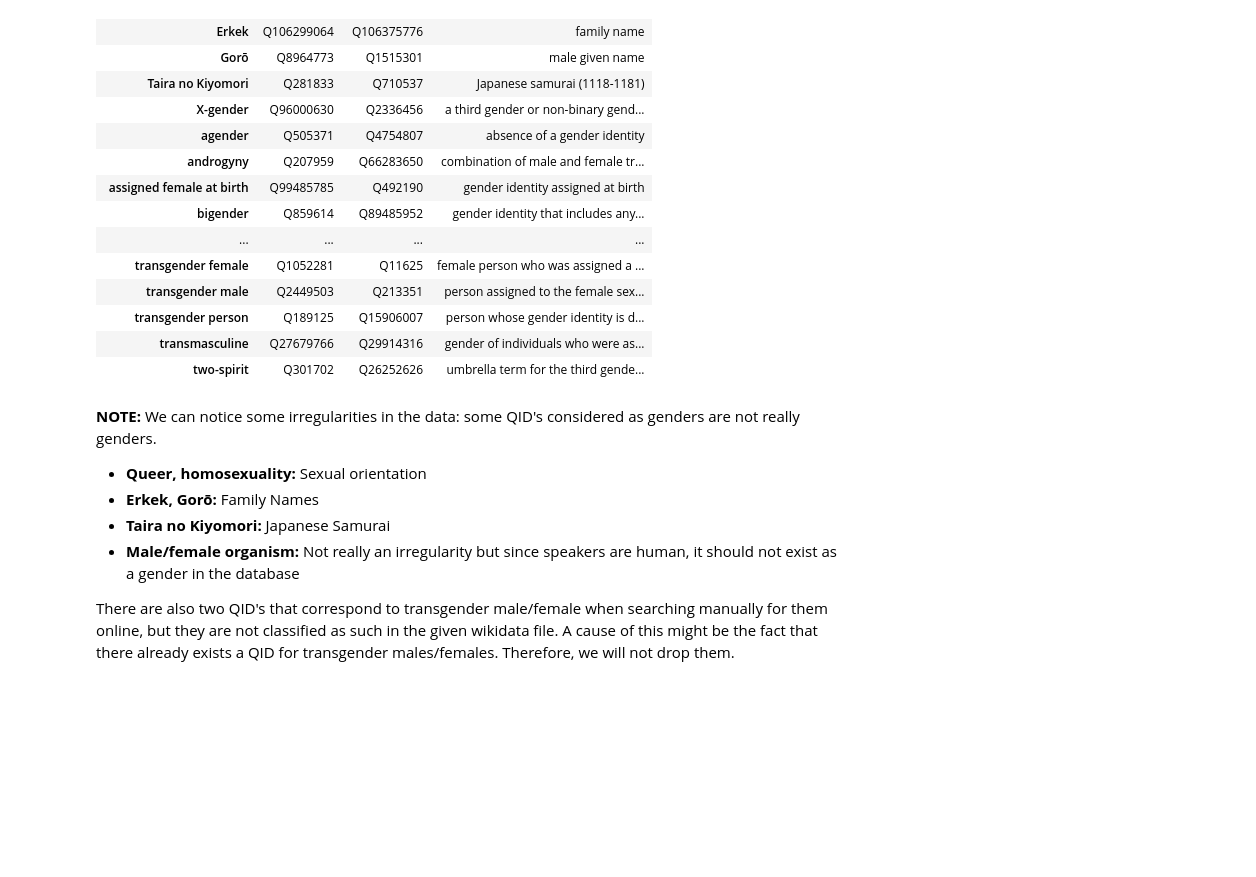
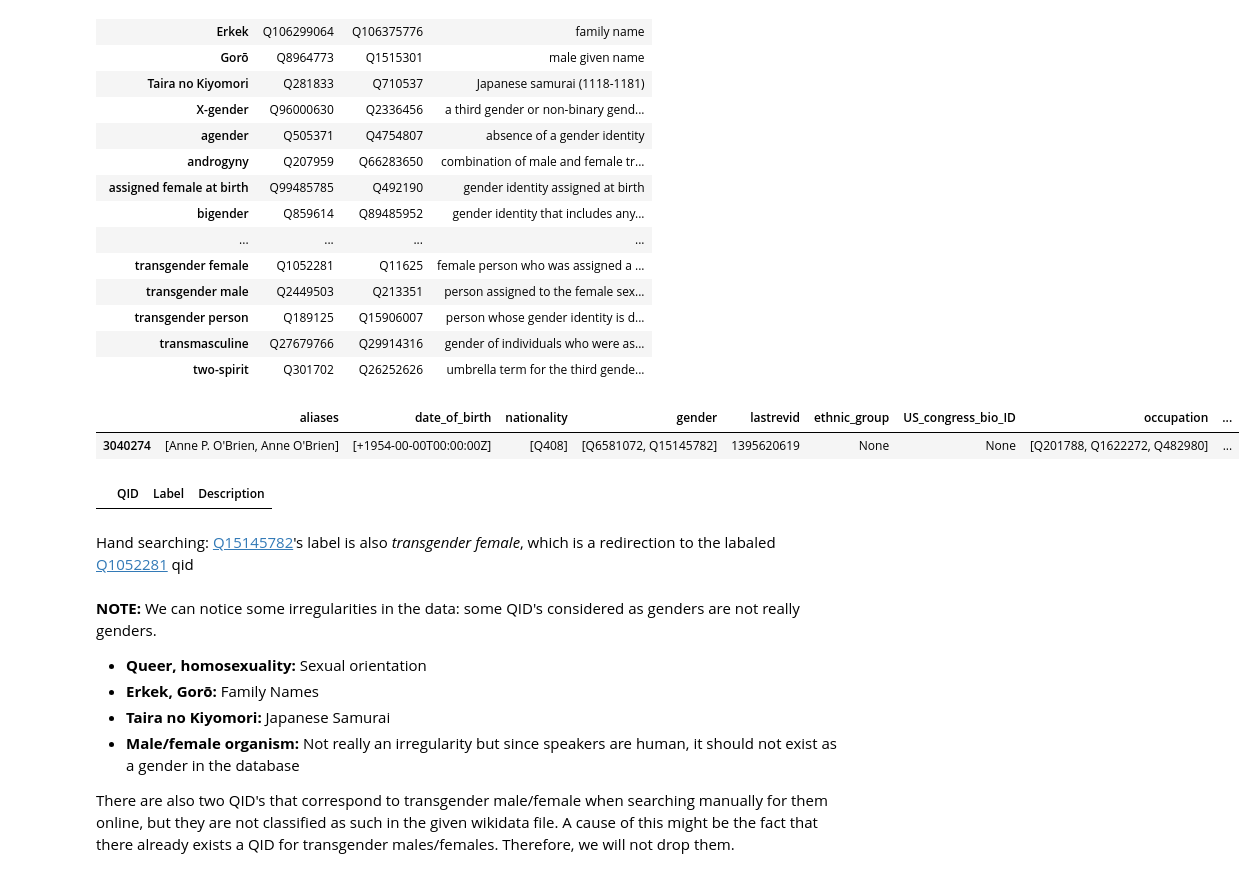
Before and after one commit to epfl-ada/ada-2021-project-adacadabras, a Jupyter notebook: data_processing.ipynb, the cells around one changed output. Cells and saved outputs as stored; diff of their text form; code cells hidden in the pictures; blank space fills up the shorter version.

```diff
--- a/data_processing.ipynb
+++ b/data_processing.ipynb
@@ -229,6 +229,19 @@ df_gender_firstSpeaker
 | transgender person | Q189125 | Q15906007 | person whose gender identity is d... |
 | transmasculine | Q27679766 | Q29914316 | gender of individuals who were as... |
 | two-spirit | Q301702 | Q26252626 | umbrella term for the third gende... |
+# %%
+# gender repertoriered > it exists in metadata
+df_parquet[df_parquet.id == 'Q78971059']
+# %% [output]
+|  | aliases | date_of_birth | nationality | gender | lastrevid | ethnic_group | US_congress_bio_ID | occupation | ... |
+| 3040274 | [Anne P. O'Brien, Anne O'Brien] | [+1954-00-00T00:00:00Z] | [Q408] | [Q6581072, Q15145782] | 1395620619 | None | None | [Q201788, Q1622272, Q482980] | ... |
+# %%
+# but not labeled: empty output
+df_qid[df_qid.QID == 'Q15145782']
+# %% [output]
+|  | QID | Label | Description |
+# %% [markdown]
+Hand searching: [Q15145782](https://www.wikidata.org/wiki/Q15145782)'s label is also *transgender female*, which is a redirection to the labaled [Q1052281](https://www.wikidata.org/wiki/Q1052281) qid
 # %% [markdown]
 <a id='error2'></a>
 **NOTE:** We can notice some irregularities in the data: some QID's considered as genders are not really genders.
```
Also changed, not shown: parts of 21 cells of this notebook, 15 other files.
